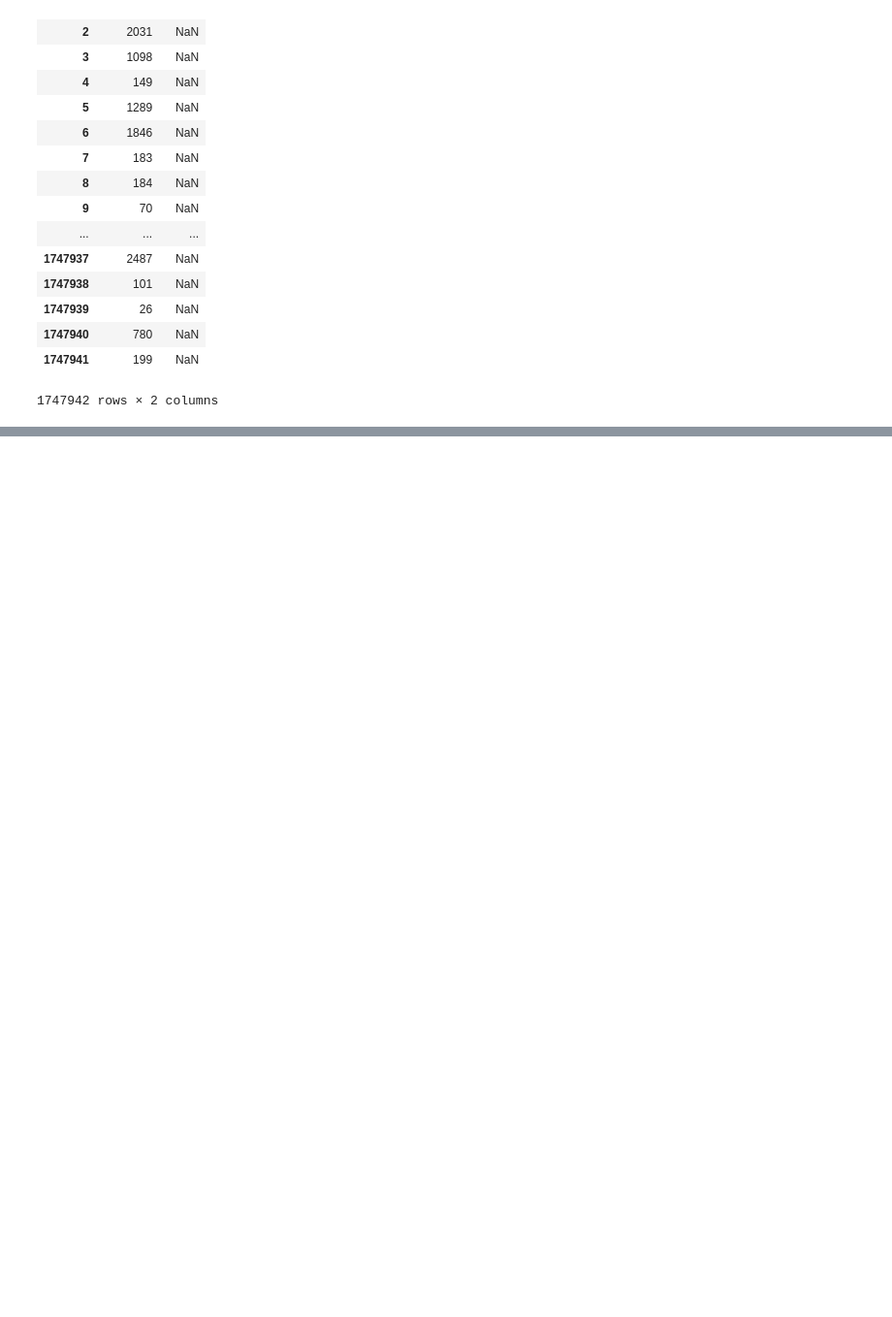
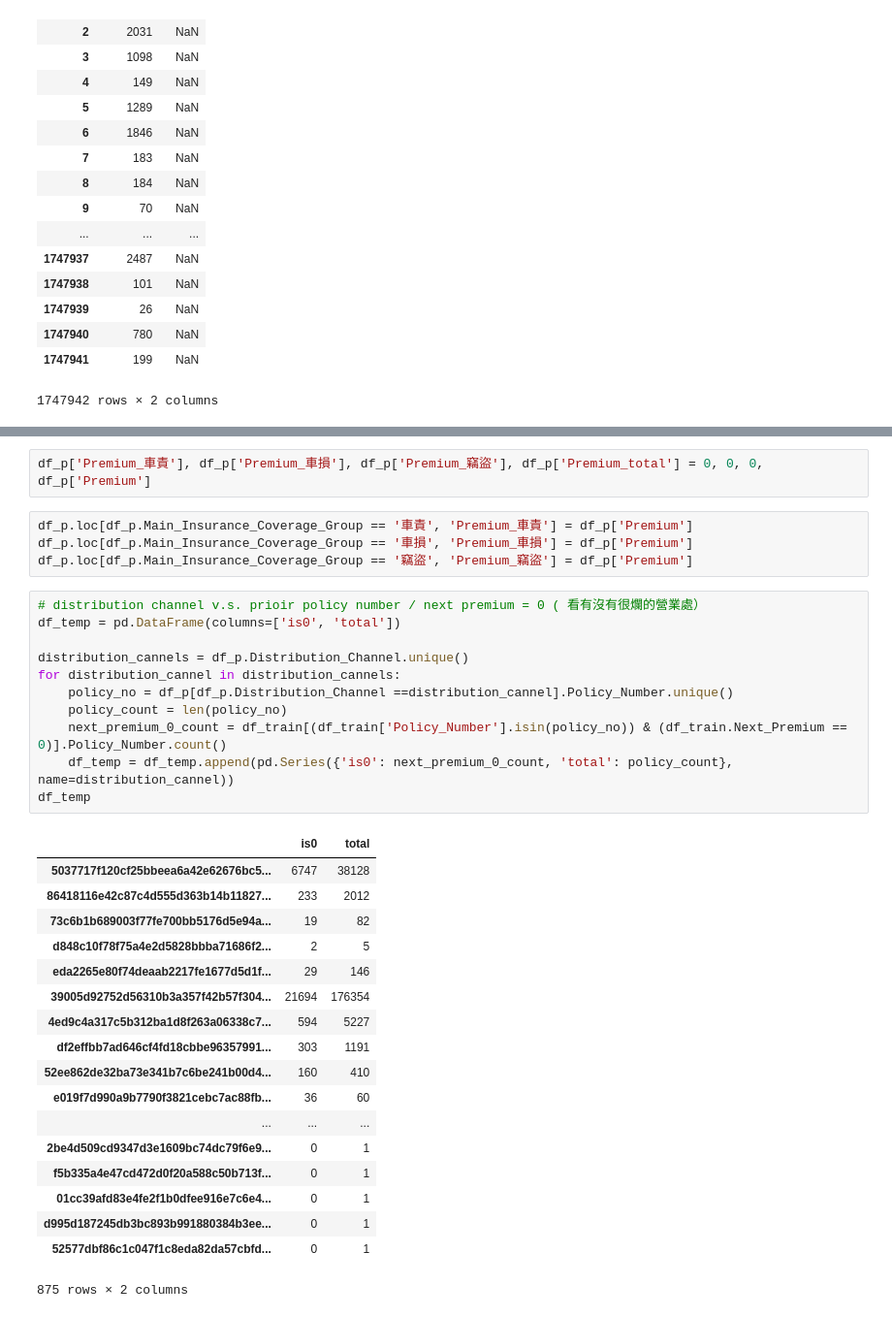
Before and after one commit to taipingeric/tbddd, a Jupyter notebook: feature engineering.ipynb, the cells around one changed output, grey strips where cells are left out. Shown: that part at 97% size. Cells and saved outputs as stored; diff of their text form; blank space fills up the shorter version.

```diff
--- a/feature engineering.ipynb
+++ b/feature engineering.ipynb
@@ -151,0 +180,36 @@ df_policy[['Premium', 'dbirth']]
+# %%
+df_p['Premium_車責'], df_p['Premium_車損'], df_p['Premium_竊盜'], df_p['Premium_total'] = 0, 0, 0, df_p['Premium']
+# %%
+df_p.loc[df_p.Main_Insurance_Coverage_Group == '車責', 'Premium_車責'] = df_p['Premium']
+df_p.loc[df_p.Main_Insurance_Coverage_Group == '車損', 'Premium_車損'] = df_p['Premium']
+df_p.loc[df_p.Main_Insurance_Coverage_Group == '竊盜', 'Premium_竊盜'] = df_p['Premium']
+# %%
+# distribution channel v.s. prioir policy number / next premium = 0 ( 看有沒有很爛的營業處）
+df_temp = pd.DataFrame(columns=['is0', 'total'])
+
+distribution_cannels = df_p.Distribution_Channel.unique()
+for distribution_cannel in distribution_cannels:
+    policy_no = df_p[df_p.Distribution_Channel ==distribution_cannel].Policy_Number.unique()
+    policy_count = len(policy_no)
+    next_premium_0_count = df_train[(df_train['Policy_Number'].isin(policy_no)) & (df_train.Next_Premium == 0)].Policy_Number.count()
+    df_temp = df_temp.append(pd.Series({'is0': next_premium_0_count, 'total': policy_count}, name=distribution_cannel))
+df_temp
+# %% [output]
+|  | is0 | total |
+| 5037717f120cf25bbeea6a42e62676bc5... | 6747 | 38128 |
+| 86418116e42c87c4d555d363b14b11827... | 233 | 2012 |
+| 73c6b1b689003f77fe700bb5176d5e94a... | 19 | 82 |
+| d848c10f78f75a4e2d5828bbba71686f2... | 2 | 5 |
+| eda2265e80f74deaab2217fe1677d5d1f... | 29 | 146 |
+| 39005d92752d56310b3a357f42b57f304... | 21694 | 176354 |
+| 4ed9c4a317c5b312ba1d8f263a06338c7... | 594 | 5227 |
+| df2effbb7ad646cf4fd18cbbe96357991... | 303 | 1191 |
+| 52ee862de32ba73e341b7c6be241b00d4... | 160 | 410 |
+| e019f7d990a9b7790f3821cebc7ac88fb... | 36 | 60 |
+| ... | ... | ... |
+| 2be4d509cd9347d3e1609bc74dc79f6e9... | 0 | 1 |
+| f5b335a4e47cd472d0f20a588c50b713f... | 0 | 1 |
+| 01cc39afd83e4fe2f1b0dfee916e7c6e4... | 0 | 1 |
+| d995d187245db3bc893b991880384b3ee... | 0 | 1 |
+| 52577dbf86c1c047f1c8eda82da57cbfd... | 0 | 1 |
+875 rows × 2 columns
```
Also changed, not shown: parts of 9 cells of this notebook.
